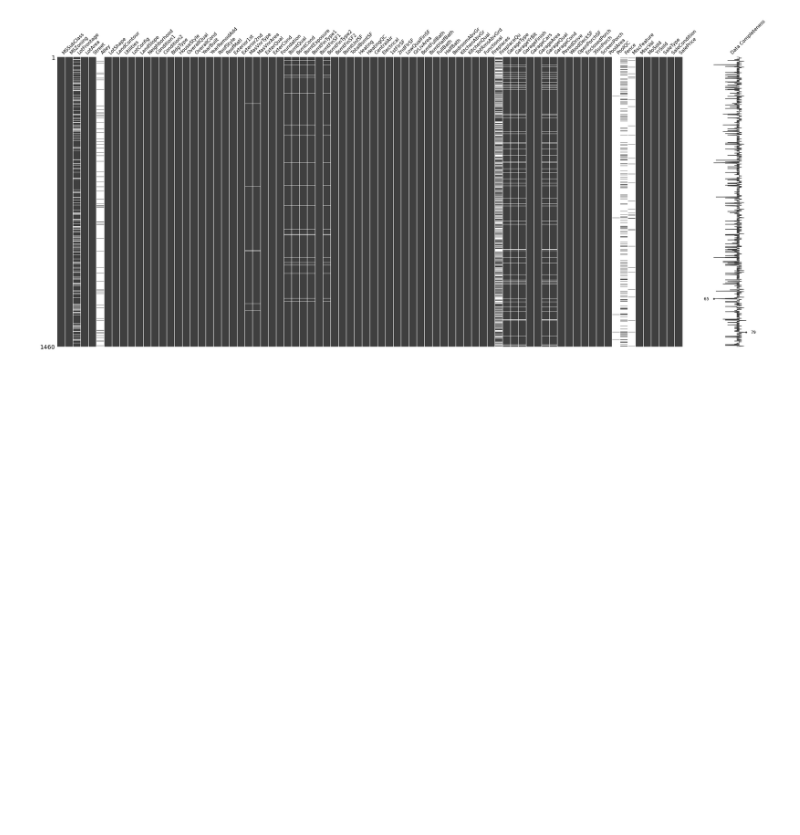
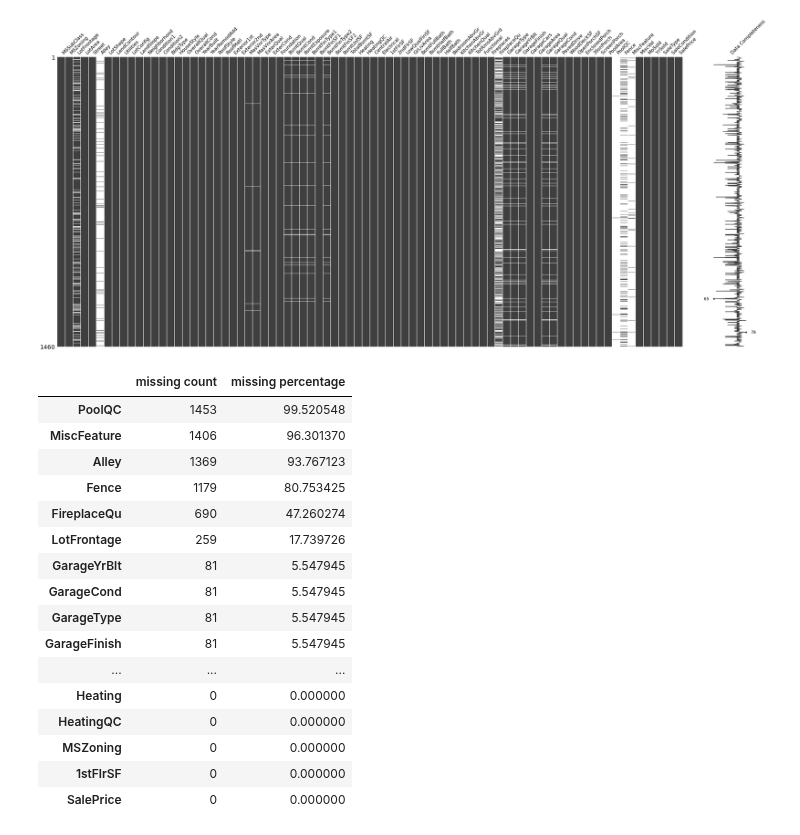
Before and after one commit to ashen007/HousePricePrediction, a Jupyter notebook: cleaning/notebooks/cleaning pipeline.ipynb, the cells around one changed output. Saved outputs shown, nothing was run; the diff lists cells and outputs as text; code cells hidden in the pictures; blank space fills up the shorter version.

Commit message:
missing values matrix

```diff
--- a/cleaning/notebooks/cleaning pipeline.ipynb
+++ b/cleaning/notebooks/cleaning pipeline.ipynb
@@ -50,3 +50,31 @@ plt.show()
 # %% [output]
 <Figure size 1800x1200 with 0 Axes>
 [figure]
+# %%
+pd.options.display.max_rows = 83
+
+missing_matrix = pd.DataFrame(data=[house_train_data.isna().sum()]).T
+missing_matrix['missing percentage'] = (missing_matrix[0] * 100) / house_train_data.shape[0]
+missing_matrix.rename(columns={0: 'missing count'}, inplace=True)
+# %%
+color_map = sns.light_palette(color='green',as_cmap=True)
+missing_matrix.sort_values(by='missing percentage',
+                           ascending=False).style.background_gradient(cmap=color_map)
+# %% [output]
+|  | missing count | missing percentage |
+| PoolQC | 1453 | 99.520548 |
+| MiscFeature | 1406 | 96.301370 |
+| Alley | 1369 | 93.767123 |
+| Fence | 1179 | 80.753425 |
+| FireplaceQu | 690 | 47.260274 |
+| LotFrontage | 259 | 17.739726 |
+| GarageYrBlt | 81 | 5.547945 |
+| GarageCond | 81 | 5.547945 |
+| GarageType | 81 | 5.547945 |
+| GarageFinish | 81 | 5.547945 |
+| ... | ... | ... |
+| Heating | 0 | 0.000000 |
+| HeatingQC | 0 | 0.000000 |
+| MSZoning | 0 | 0.000000 |
+| 1stFlrSF | 0 | 0.000000 |
+| SalePrice | 0 | 0.000000 |
```
Also changed, not shown: parts of 1 cell of this notebook.
